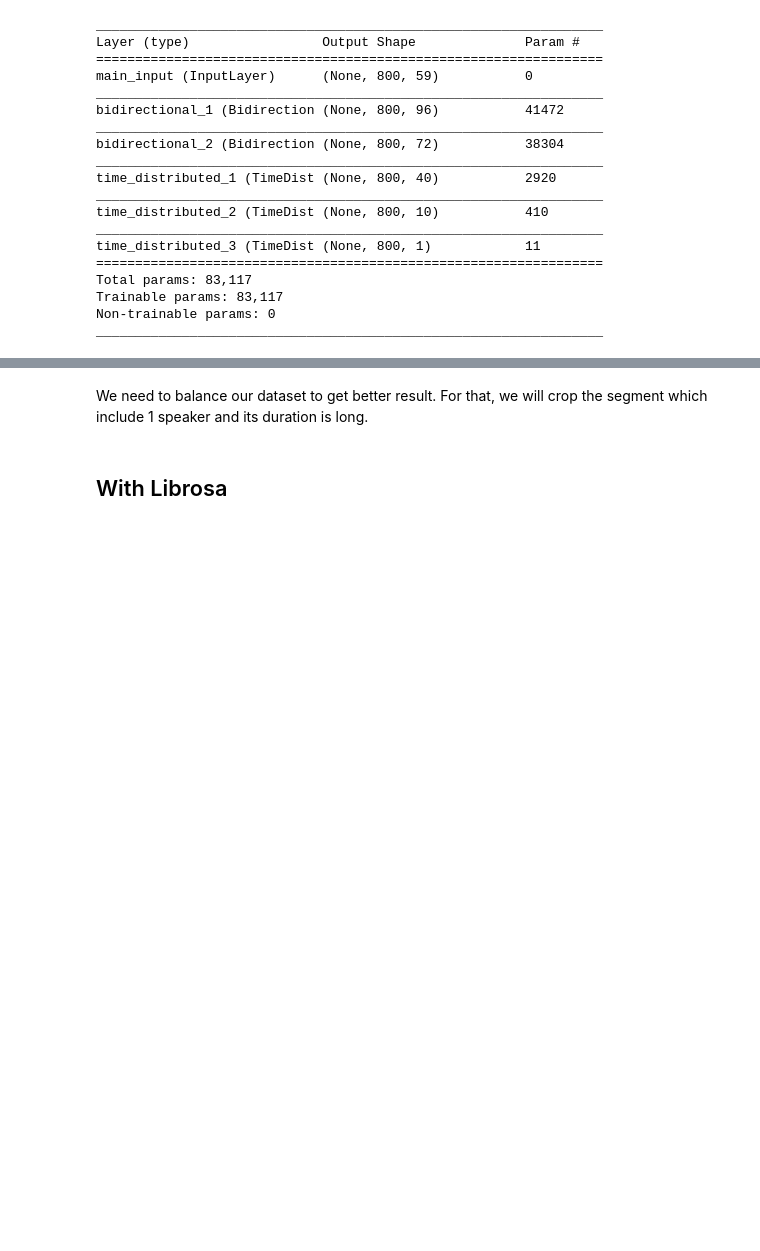
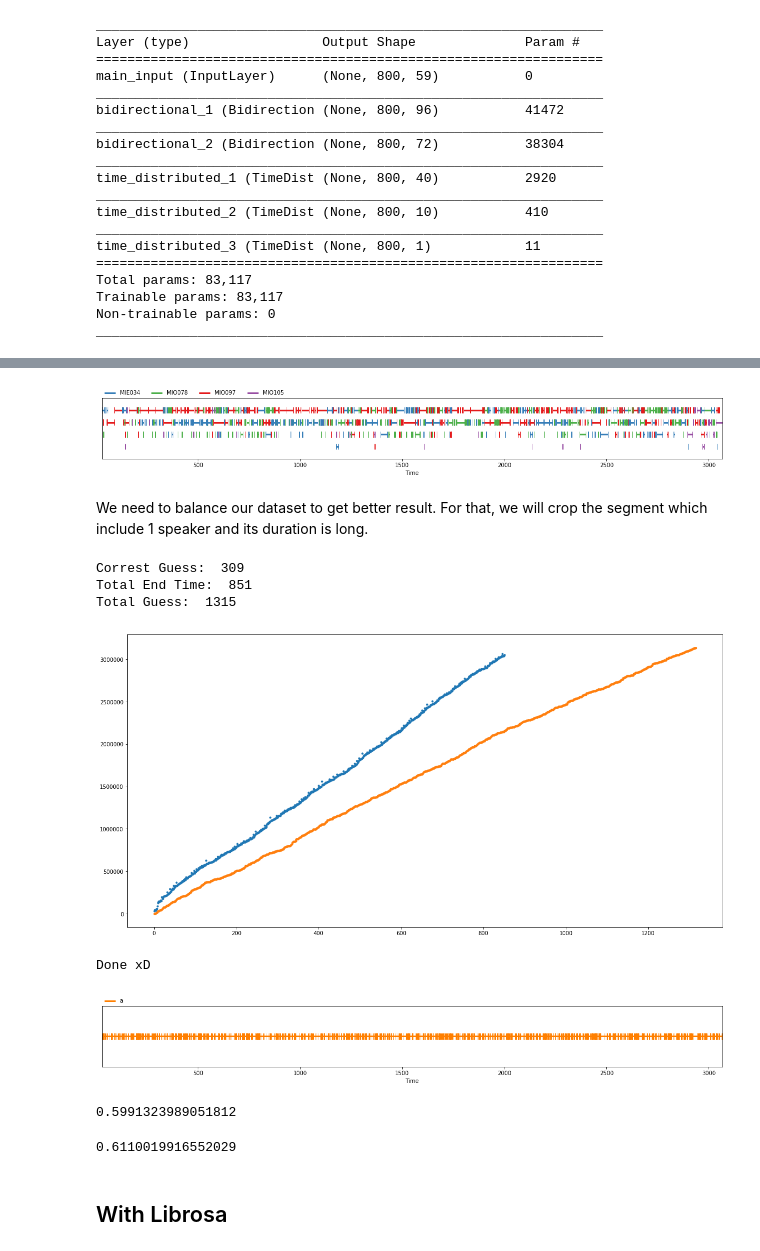
Before and after one commit to hedonistrh/SpChangeDetect, a Jupyter notebook: BiLSTM.ipynb, the cells around one changed output, grey strips where cells are left out. Saved outputs shown, nothing was run; the diff lists cells and outputs as text; code cells hidden in the pictures; blank space fills up the shorter version.

Commit message:
First trials to use pyannote metrics.

```diff
--- a/BiLSTM.ipynb
+++ b/BiLSTM.ipynb
@@ -689,22 +669,14 @@ pp.show()
-# %%
-import matplotlib.pyplot as pp
-%matplotlib inline
-
-pp.rcParams['figure.figsize'] = (19.8, 10.0)
-
-pp.plot(kk_r[25000:40000])
-pp.plot(x[0:15000], aa[25000:40000], 'x', color='black');
-pp.axhline(y=thres, color='r', linestyle='-')
-pp.show()
 # %%
 from pyannote.database import get_protocol
 protocol = get_protocol('AMI.SpeakerDiarization.MixHeadset')
 # %%
-for i in protocol.test():
-    if (i["uri"] == 'TS3003b.Mix-Headset'):
+for i in protocol.train():
+    if (i["uri"] == 'IN1013.Mix-Headset'):
          reference = i['annotation']
 # %%
 reference
+# %% [output]
+[figure, added]
 # %% [markdown]
 We need to balance our dataset to get better result. For that, we will crop the segment which include 1 speaker and its duration is long.
 # %%
@@ -755,0 +726,38 @@ evaluate_system("TS3012b", "TS3012b")
+# %%
+evaluate_system("IN1013", "IN1013")
+# %% [output]
+Correst Guess:  309
+Total End Time:  851
+Total Guess:  1315
+[figure, added]
+# %%
+# try to implement pyannote metrics
+from pyannote.core import Segment, Timeline, Annotation
+
+hypothesis = Annotation()
+
+which_turn = 0
+
+main_set = "IN1013_prediction.txt"# FILENAME PATH for TXT
+
+with open(main_set) as f:
+    content = f.readlines()
+
+content = [x.strip() for x in content]
+
+for single_line in content:
+    try:
+        which_turn += 1
+        start_time = content[which_turn-1]
+        end_time = content[which_turn]
+        # print ("id: ", which_turn, " start: ", start_time, " end: ", end_time)
+        hypothesis[Segment(float(start_time), float(end_time))]="a"
+    except:
+        print ("Done xD")
+        pass
+# %% [output]
+Done xD
+# %%
+hypothesis
+# %% [output]
+[figure, added]
@@ -756,3 +773,16 @@ evaluate_system("TS3012b", "TS3012b")
+# %%
+from pyannote.metrics.diarization import DiarizationErrorRate
+
+metric = DiarizationErrorRate()
+
+metric(reference, hypothesis)
+# %% [output]
+0.5991323989051812
+# %%
+metric = DiarizationPurityCoverageFMeasure()
+metric(reference, hypothesis)
+# %% [output]
+0.6110019916552029
 # %% [markdown]
 ## With Librosa
 # %%
```
Also changed, not shown: parts of 20 cells of this notebook.
